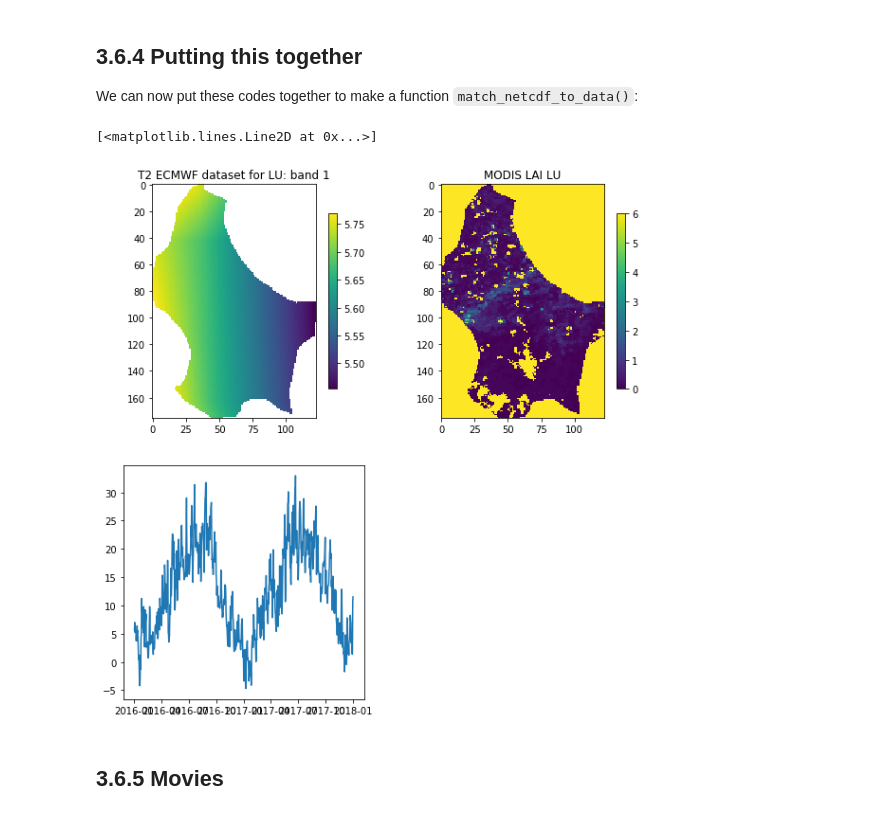
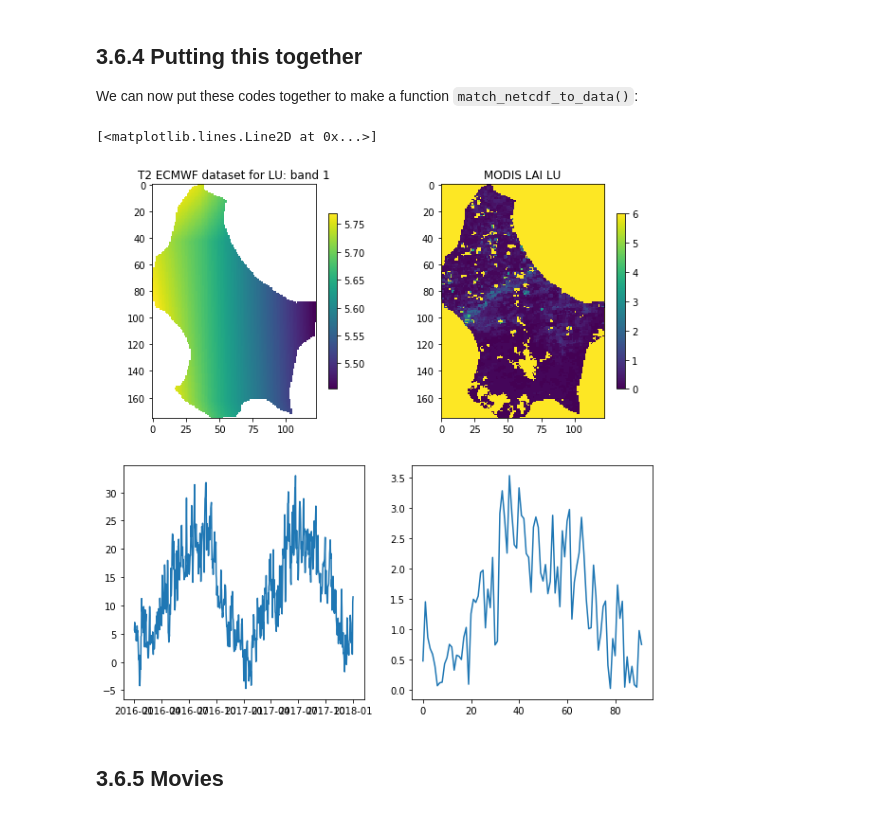
Before and after one commit to profLewis/geog0111_OLD, a Jupyter notebook: Chapter3_6_GDAL_Reconciling_projections.ipynb, the cells around one changed output. Drawn from its saved outputs; the diff is of its cells as text; code cells hidden in the pictures.

```diff
--- a/Chapter3_6_GDAL_Reconciling_projections.ipynb
+++ b/Chapter3_6_GDAL_Reconciling_projections.ipynb
@@ -612,34 +612,38 @@ match_filename = mosaic_and_clip(tiles,1,2017,\
 Match the datasets using the function
 we have developed
 '''
 meta = gdal.Open(src_filename, gdalconst.GA_ReadOnly).GetMetadata()
 
 match_netcdf_to_data(src_filename,match_filename,dst_filename,\
                          country_code=country_code,shpfile=shpfile,\
                          nodata=int(meta['t2m#missing_value']),\
                          frmat='GTiff',verbose=False)
 
 
 # read and interpret the t2 data
 timer,temp2 = calibrate_t2(dst_filename,meta)
 
 match_ds = gdal.Open(match_filename, gdalconst.GA_ReadOnly).ReadAsArray()
 
 # visualise
 plt.figure(figsize=(10,10))
 plt.subplot ( 2, 2, 1 )
 plt.title(f'T2 ECMWF dataset for {country_code}: band 1')
 plt.imshow(temp2[0])
 plt.colorbar(shrink=0.75)
 plt.subplot ( 2, 2, 2 )
 plt.title(f'MODIS LAI {country_code}')
 plt.imshow(lai['lai'][:,:,0],vmax=6)
 plt.colorbar(shrink=0.75)
 plt.subplot ( 2, 2, 3 )
 plt.plot(timer,np.nanmean(temp2,axis=(1,2)))
+plt.subplot ( 2, 2, 4 )
+num = np.nanmean(lai['lai']*lai['weights'],axis=(0,1))
+den = np.nanmean(lai['weights'],axis=(0,1))
+plt.plot(num/den)
 # %% [output]
 [<matplotlib.lines.Line2D at 0x...>]
-[figure, old version]
+[figure, new version]
 # %% [markdown]
 ## 3.6.5 Movies
 # %%
```
Also changed, not shown: parts of 1 cell of this notebook.
